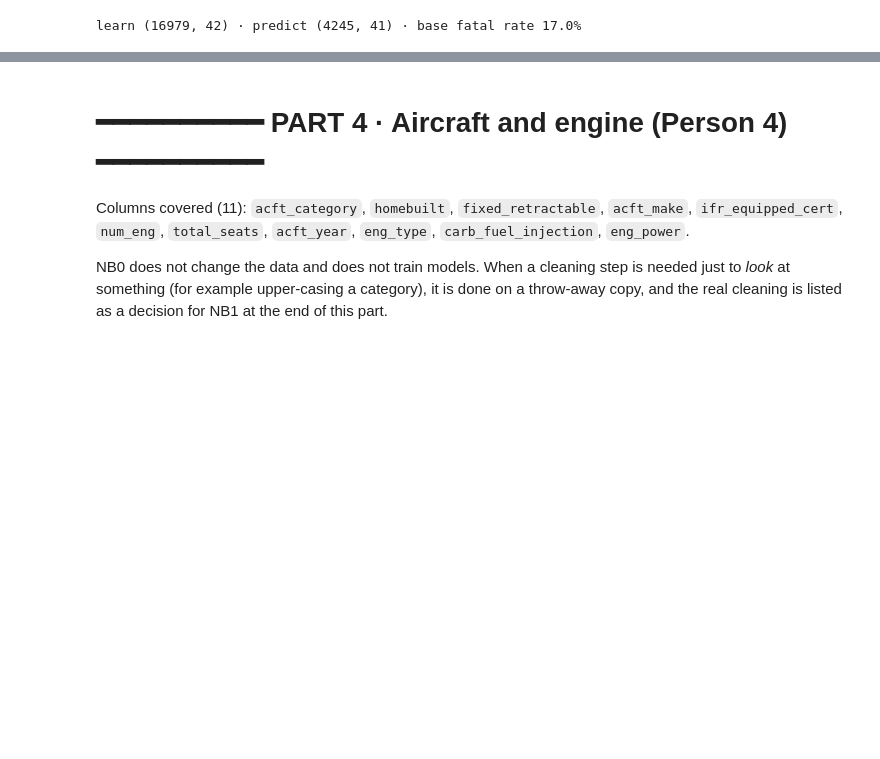
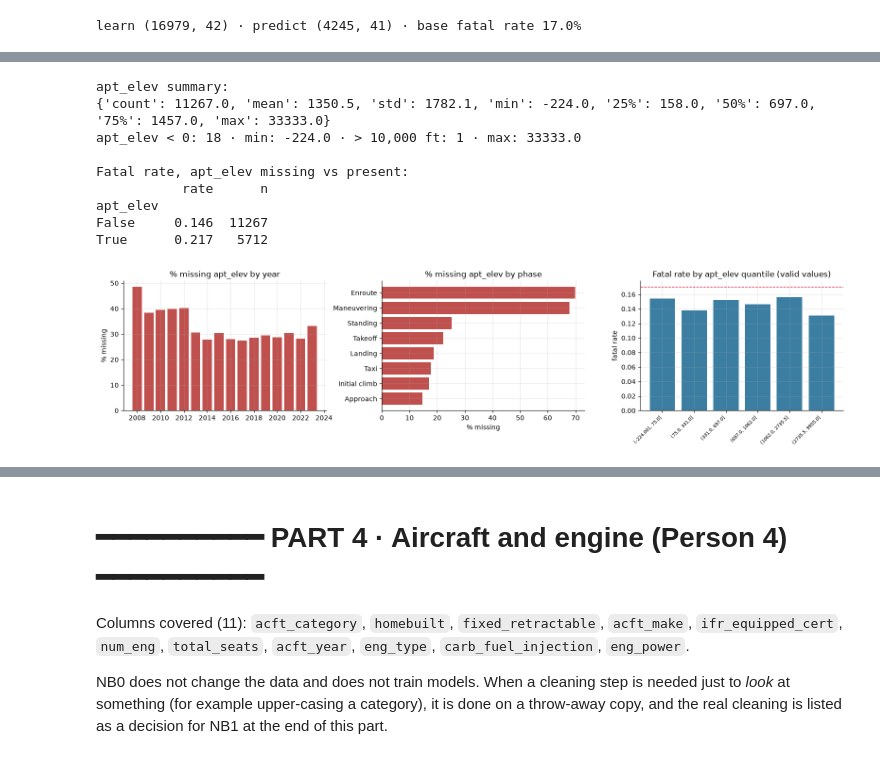
Before and after one commit to JoaoUmbels/MLBROSS, a Jupyter notebook: ML20_NB0_EDA.ipynb, the cells around one changed output, grey strips where cells are left out. Saved outputs shown, nothing was run; the diff lists cells and outputs as text; code cells hidden in the pictures; blank space fills up the shorter version.

```diff
--- a/ML20_NB0_EDA.ipynb
+++ b/ML20_NB0_EDA.ipynb
@@ -53,0 +276,37 @@ learn (16979, 42) · predict (4245, 41) · base fatal rate 17.0%
+# %%
+print("apt_elev summary:")
+print(T["apt_elev"].describe().round(1).to_dict())
+print("apt_elev < 0:", (T.apt_elev < 0).sum(), "· min:", T.apt_elev.min(),
+      "· > 10,000 ft:", (T.apt_elev > 10000).sum(), "· max:", T.apt_elev.max())
+print("\nFatal rate, apt_elev missing vs present:")
+print(T.groupby(T["apt_elev"].isna())["fatal"].agg(rate="mean", n="size").round(3))
+
+fig, ax = plt.subplots(1, 3, figsize=(16, 4))
+
+# Missingness by year
+miss_yr = T.groupby("ev_year")["apt_elev"].apply(lambda s: s.isna().mean() * 100)
+ax[0].bar(miss_yr.index, miss_yr.values, color="#c0504d")
+ax[0].set_title("% missing apt_elev by year"); ax[0].set_ylabel("% missing")
+
+# Missingness by top flight phases
+top_ph = T["phase"].value_counts().head(8).index
+miss_ph = T[T["phase"].isin(top_ph)].groupby("phase")["apt_elev"].apply(lambda s: s.isna().mean() * 100).sort_values()
+ax[1].barh(miss_ph.index, miss_ph.values, color="#c0504d")
+ax[1].set_title("% missing apt_elev by phase"); ax[1].set_xlabel("% missing")
+
+# Fatal rate by valid apt_elev quantile
+plot_num_vs_target(T[T["apt_elev"].between(-300, 10000)], "apt_elev", q=6, ax=ax[2],
+                   title="Fatal rate by apt_elev quantile (valid values)")
+
+plt.tight_layout(); plt.show()
+# %% [output]
+apt_elev summary:
+{'count': 11267.0, 'mean': 1350.5, 'std': 1782.1, 'min': -224.0, '25%': 158.0, '50%': 697.0, '75%': 1457.0, 'max': 33333.0}
+apt_elev < 0: 18 · min: -224.0 · > 10,000 ft: 1 · max: 33333.0
+
+Fatal rate, apt_elev missing vs present:
+           rate      n
+apt_elev
+False     0.146  11267
+True      0.217   5712
+[figure, added]
```
Also changed, not shown: parts of 19 cells of this notebook.
